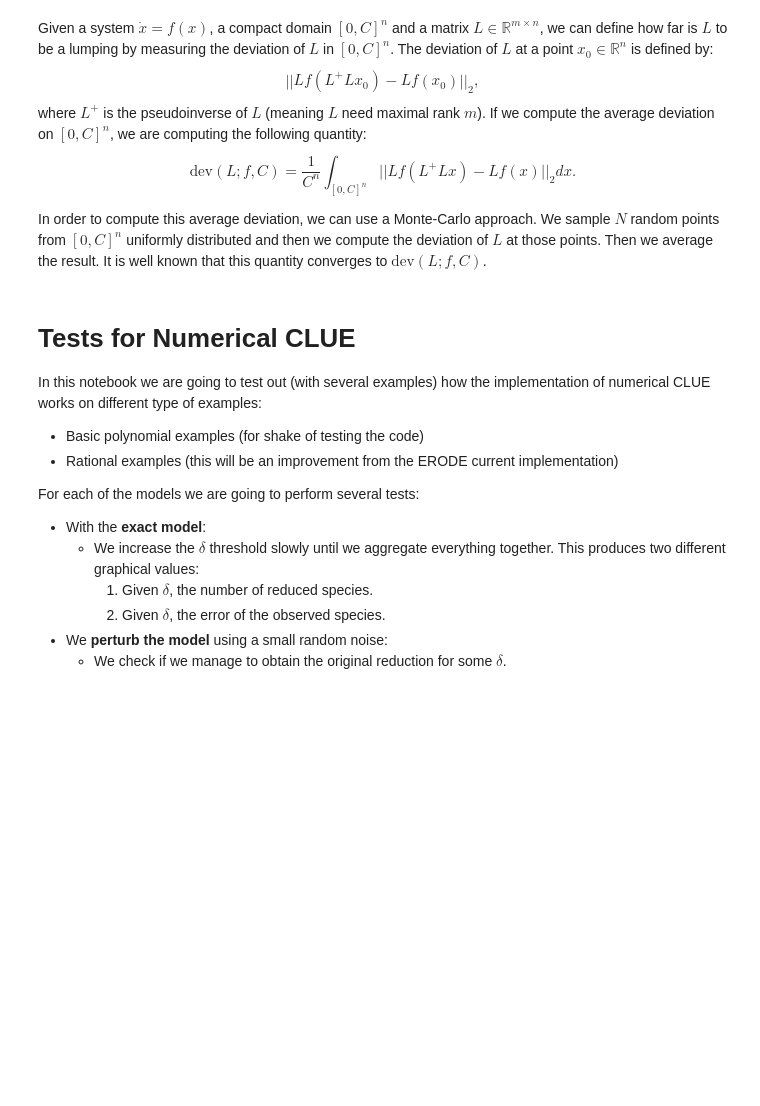
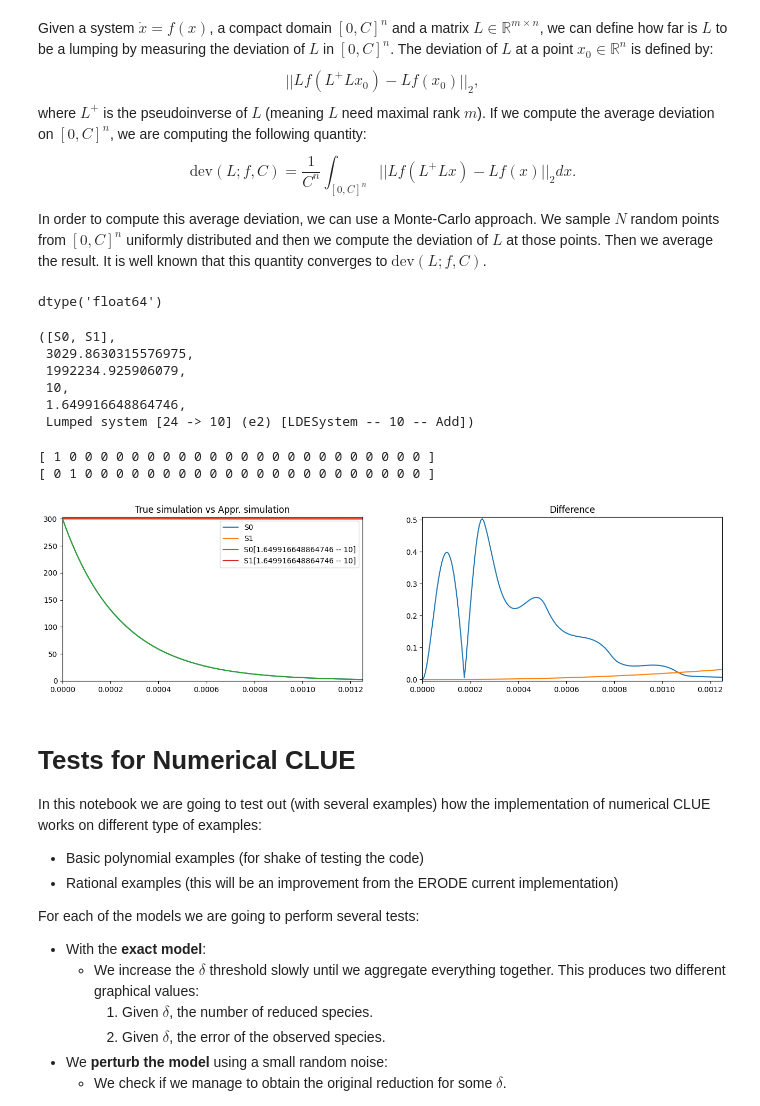
Before and after one commit to clue-developers/CLUE, a Jupyter notebook: notebooks/numerical_tests.ipynb, the cells around one changed output. Drawn from its saved outputs; the diff is of its cells as text; code cells hidden in the pictures; blank space fills up the shorter version.

```diff
--- a/notebooks/numerical_tests.ipynb
+++ b/notebooks/numerical_tests.ipynb
@@ -25,3 +112,39 @@ In order to compute this average deviation, we can use a Monte-Carlo approach. W
+# %%
+system = FODESystem(file=get_example("ProteinPhosphorylation[2]").path_model(), read_ic = True, parser=get_example("ProteinPhosphorylation[2]").read)
+x0 = array([float(system.ic.get(v, 0)) for v in system.variables])
+t0 = 0; t1 = 0.00125; tstep = (t1-t0)/200
+# %%
+x0.dtype
+# %% [output]
+dtype('float64')
+# %%
+results[0]
+# %% [output]
+([S0, S1],
+ 3029.8630315576975,
+ 1992234.925906079,
+ 10,
+ 1.649916648864746,
+ Lumped system [24 -> 10] (e2) [LDESystem -- 10 -- Add])
+# %%
+lsystem = results[0][-1]
+Lx0 = matmul(lsystem.lumping_matrix.to_numpy(dtype=x0.dtype), x0)
+O = SparseRowMatrix.from_vectors([poly.linear_part_as_vec() for poly in results[0][0]])
+# %% [output]
+[ 1 0 0 0 0 0 0 0 0 0 0 0 0 0 0 0 0 0 0 0 0 0 0 0 ]
+[ 0 1 0 0 0 0 0 0 0 0 0 0 0 0 0 0 0 0 0 0 0 0 0 0 ]
+# %%
+true_sim = apply_matrix(system.simulate(t0,t1,x0,tstep), O)
+appr_sim = apply_matrix(lsystem.simulate(t0,t1,Lx0,tstep), O.matmul(lsystem._subspace.pinv()))
+appr_sim.names = [f"{name}[{results[0][-2]} -- {results[0][3]}]" for name in true_sim.names]
+# %%
+from scipy.integrate._ivp.ivp import OdeResult
+diff_sim = OdeResult(**true_sim)
+diff_sim.y = abs(true_sim.y - appr_sim.y)
+# %%
+create_figure([merge_simulations(true_sim, appr_sim), diff_sim], format=["-", "-"], title=["True simulation vs Appr. simulation", "Difference"]);
+# %% [output]
+[figure, added]
 # %% [markdown]
 # **Tests for Numerical CLUE**
 
```
Also changed, not shown: parts of 7 cells of this notebook.
